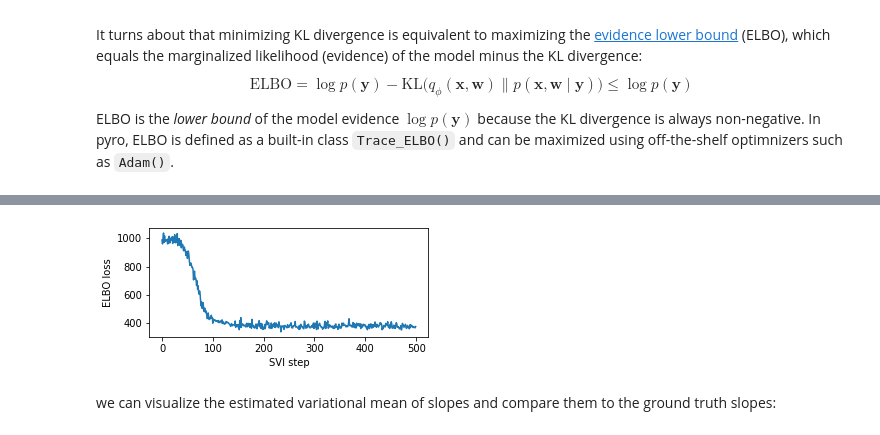
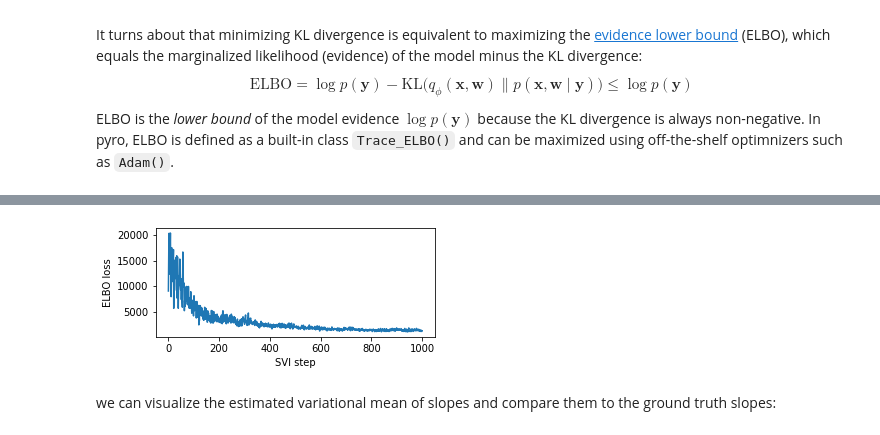
Before and after one commit to yahoochen97/GP-Idiographic-Measurement, a Jupyter notebook: dynanmic_lvm.ipynb, the cells around one changed output, grey strips where cells are left out. Cells and saved outputs as stored; diff of their text form; code cells hidden in the pictures.

```diff
--- a/dynanmic_lvm.ipynb
+++ b/dynanmic_lvm.ipynb
@@ -29,13 +32,10 @@ w_j\sim\mathcal{N}(0,1), \qquad x_j \sim\mathcal{MVN}(0,K_t)
 $$
 # %%
 # generate synthetic data
-import warnings
-warnings.filterwarnings("ignore")
-
 pyro.clear_param_store()
 n = 20
 m = 10
-horizon = 6
+horizon = 9
 true_slope = np.concatenate((np.random.normal(2,0.5,size=(m//2,)),
                                 np.random.normal(-2,0.5,size=(m//2,)))).reshape(m,1)
 true_x = np.concatenate((np.linspace(-2, -1, n//2),
@@ -97,10 +79,10 @@ def model(y):
 def guide(y):
     # register variational parameters
     w_mu = pyro.param("w_mu", torch.zeros(m,))
-    w_std = pyro.param("w_std", 0.05*torch.ones(m,), constraint=positive)
+    w_std = pyro.param("w_std", 0.01*torch.ones(m,), constraint=positive)
 
     x_mu = pyro.param("x_mu", torch.zeros((n,horizon)))
-    x_std = pyro.param("x_std", 0.05*torch.ones((n,horizon)), constraint=positive)
+    x_std = pyro.param("x_std", 0.01*torch.ones((n,horizon)), constraint=positive)
 
     for i in range(n):
         pyro.sample(f"x_{i}", MultivariateNormal(x_mu[i], torch.diag(x_std[i])+1e-6*torch.eye(horizon)))
@@ -125,7 +107,7 @@ optimizer = Adam(adam_params)
 svi = SVI(model, guide, optimizer, loss=Trace_ELBO())
 
 losses = []
-n_steps = 500
+n_steps = 1000
 # do gradient steps
 for step in range(n_steps):
     loss = svi.step(y.float())
@@ -152,4 +144,4 @@ Elbo loss: 372.7822591369548 for 450/500
-[figure, old version]
+[figure, new version]
 # %% [markdown]
 we can visualize the estimated variational mean of slopes and compare them to the ground truth slopes:
 # %%
```
Also changed, not shown: parts of 5 cells of this notebook.
